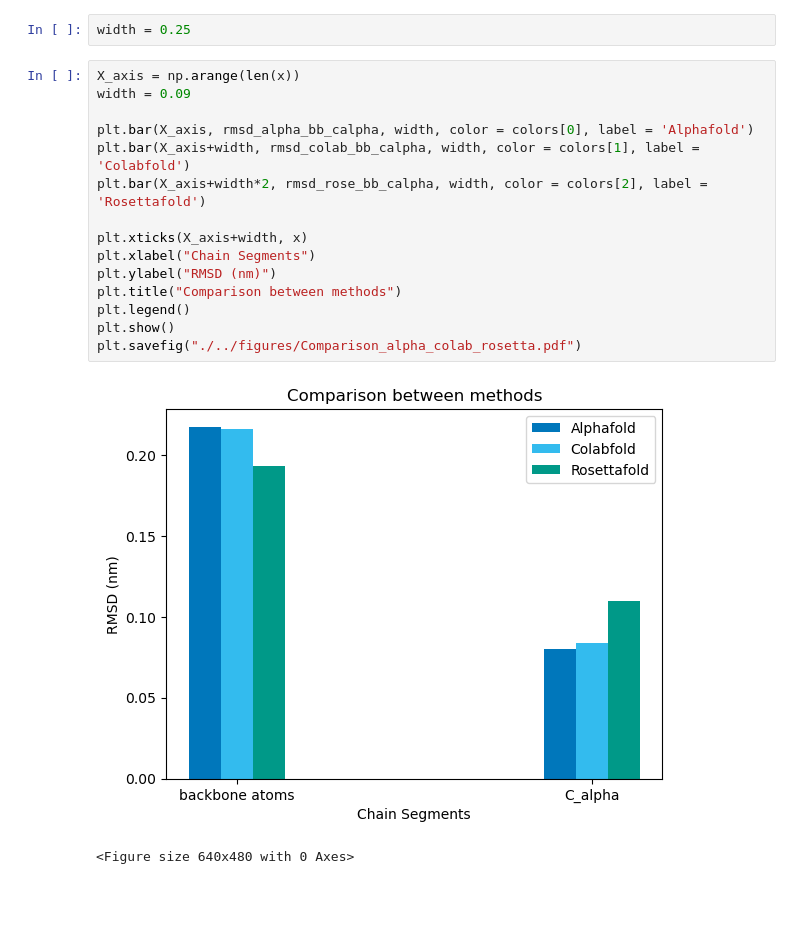
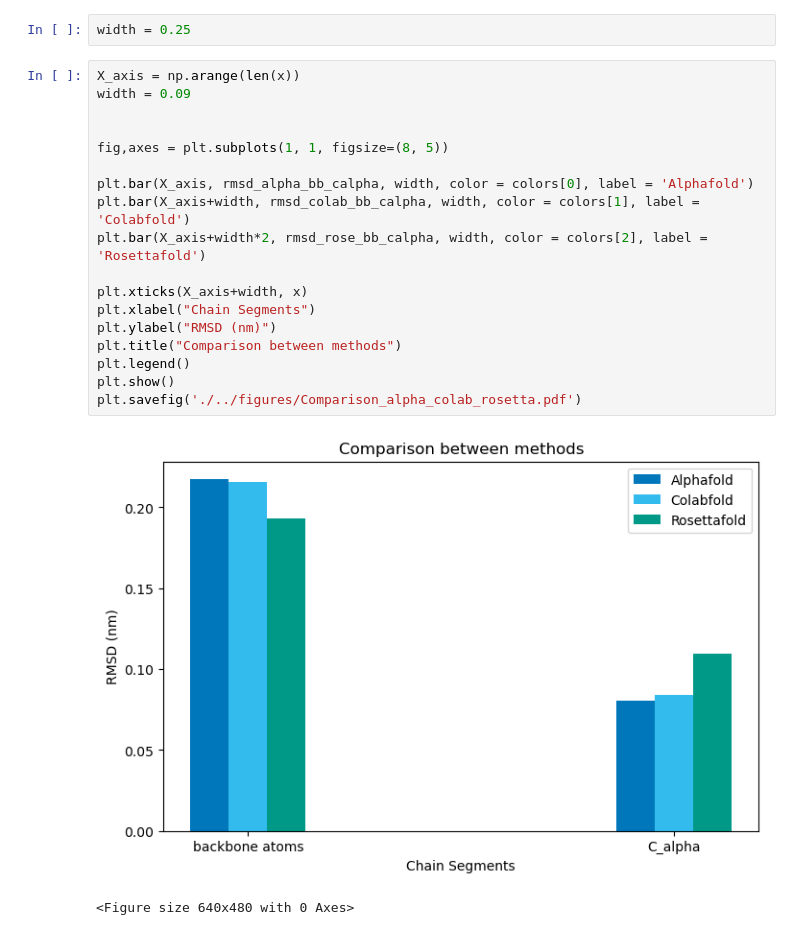
Before and after one commit to triashap5/comp-lab-class, a Jupyter notebook: Week7/Inputs/Untitled.ipynb, the cells around one changed output. Saved outputs shown, nothing was run; the diff lists cells and outputs as text; blank space fills up the shorter version.

```diff
--- a/Week7/Inputs/Untitled.ipynb
+++ b/Week7/Inputs/Untitled.ipynb
@@ -588,18 +588,21 @@ width = 0.25
 # %%
 X_axis = np.arange(len(x))
 width = 0.09
+
+
+fig,axes = plt.subplots(1, 1, figsize=(8, 5))
 
 plt.bar(X_axis, rmsd_alpha_bb_calpha, width, color = colors[0], label = 'Alphafold')
 plt.bar(X_axis+width, rmsd_colab_bb_calpha, width, color = colors[1], label = 'Colabfold')
 plt.bar(X_axis+width*2, rmsd_rose_bb_calpha, width, color = colors[2], label = 'Rosettafold')
 
 plt.xticks(X_axis+width, x)
 plt.xlabel("Chain Segments")
 plt.ylabel("RMSD (nm)")
 plt.title("Comparison between methods")
 plt.legend()
 plt.show()
-plt.savefig("./../figures/Comparison_alpha_colab_rosetta.pdf")
+plt.savefig('./../figures/Comparison_alpha_colab_rosetta.pdf')
 # %% [output]
-[figure, old version]
+[figure, new version]
 <Figure size 640x480 with 0 Axes>
```
Also changed, not shown: 11 other files.
